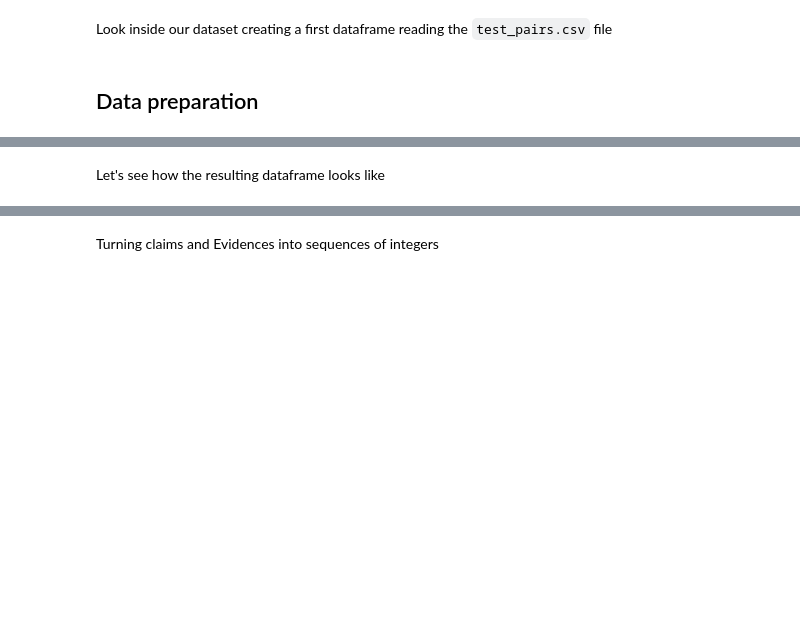
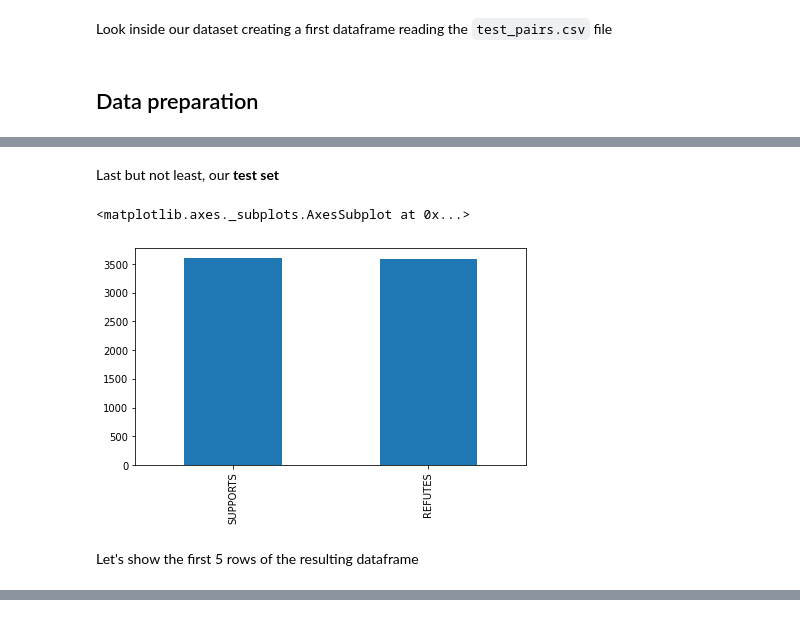
Before and after one commit to sustaz/Natural-Language-Processing-Unibo-Assignements-and-Project, a Jupyter notebook: Assignments/Assignment_2/Assignment_2.ipynb, the cells around one changed output, grey strips where cells are left out. Drawn from its saved outputs; the diff is of its cells as text; code cells hidden in the pictures; blank space fills up the shorter version.

```diff
--- a/Assignments/Assignment_2/Assignment_2.ipynb
+++ b/Assignments/Assignment_2/Assignment_2.ipynb
@@ -182,5 +230,18 @@ df.Claim_Evidence[50]
+# %% [markdown]
+Last but not least, our **test set**
+# %%
+#Plotting the quantity of the classes on the test set
+fig_size = plt.rcParams["figure.figsize"]
+fig_size[0] = 7
+fig_size[1] = 4
+plt.rcParams["figure.figsize"] = fig_size
+
+df_test["Label"].value_counts().plot.bar()
+# %% [output]
+<matplotlib.axes._subplots.AxesSubplot at 0x...>
+[figure, added]
 # %% [markdown]
-Let's see how the resulting dataframe looks like
+Let's show the first 5 rows of the resulting dataframe
 # %%
 df.head()
 # %% [output]
@@ -195,2 +253,0 @@ y_train = df.Label
-# %% [markdown]
-Turning claims and Evidences into sequences of integers
```
Also changed, not shown: parts of 151 cells of this notebook, 1 other file.
